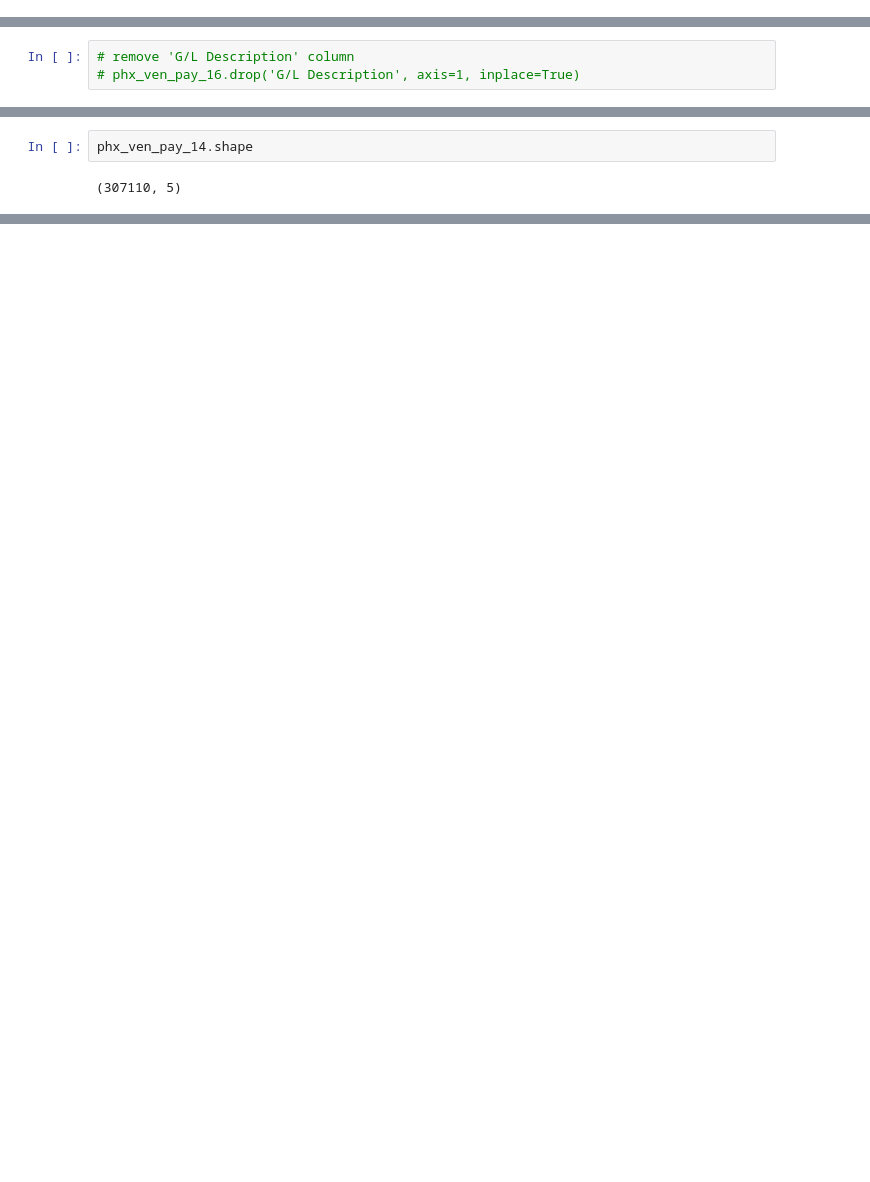
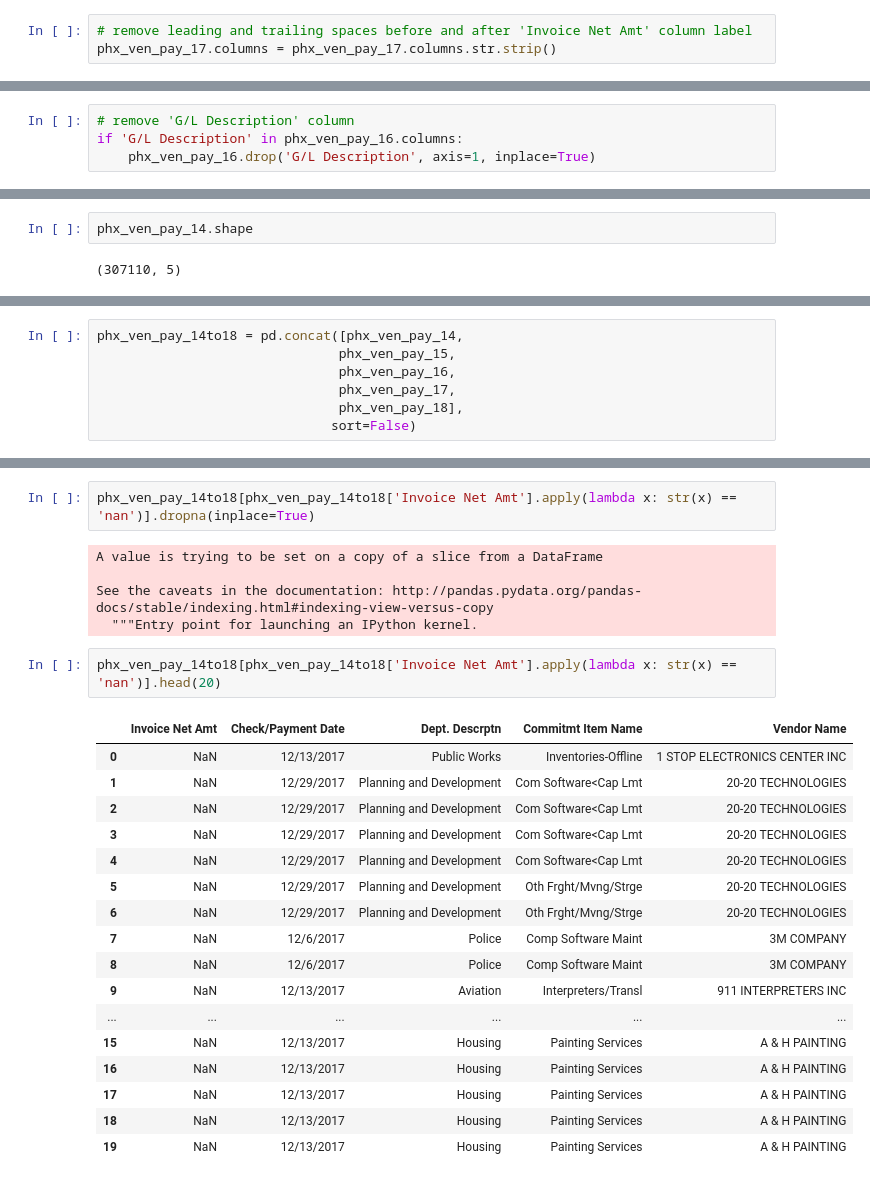
Before and after one commit to mrkjhsn/City-of-Phoenix-Vendor-Payments, a Jupyter notebook: year_over_year_analysis.ipynb, the cells around one changed output, grey strips where cells are left out. Cells and saved outputs as stored; diff of their text form; blank space fills up the shorter version.

```diff
--- a/year_over_year_analysis.ipynb
+++ b/year_over_year_analysis.ipynb
@@ -95,3 +123,6 @@ if set(excess_columns).issubset(phx_ven_pay_17.columns):
+# %%
+# remove leading and trailing spaces before and after 'Invoice Net Amt' column label
+phx_ven_pay_17.columns = phx_ven_pay_17.columns.str.strip()
 # %%
 phx_ven_pay_17.shape
 # %% [output]
@@ -137,6 +173,7 @@ dtype: object
 # %%
 # remove 'G/L Description' column
-# phx_ven_pay_16.drop('G/L Description', axis=1, inplace=True)
+if 'G/L Description' in phx_ven_pay_16.columns:
+    phx_ven_pay_16.drop('G/L Description', axis=1, inplace=True)
 # %%
 phx_ven_pay_16.shape
 # %% [output]
@@ -223,0 +292,7 @@ phx_ven_pay_14.shape
+# %%
+phx_ven_pay_14to18 = pd.concat([phx_ven_pay_14,
+                               phx_ven_pay_15,
+                               phx_ven_pay_16,
+                               phx_ven_pay_17,
+                               phx_ven_pay_18],
+                              sort=False)
@@ -223,0 +314,27 @@ phx_ven_pay_14.shape
+# %%
+phx_ven_pay_14to18[phx_ven_pay_14to18['Invoice Net Amt'].apply(lambda x: str(x) == 'nan')].dropna(inplace=True)
+# %% [output]
+A value is trying to be set on a copy of a slice from a DataFrame
+
+See the caveats in the documentation: http://pandas.pydata.org/pandas-docs/stable/indexing.html#indexing-view-versus-copy
+  """Entry point for launching an IPython kernel.
+# %%
+phx_ven_pay_14to18[phx_ven_pay_14to18['Invoice Net Amt'].apply(lambda x: str(x) == 'nan')].head(20)
+# %% [output]
+|  | Invoice Net Amt | Check/Payment Date | Dept. Descrptn | Commitmt Item Name | Vendor Name |
+| 0 | NaN | 12/13/2017 | Public Works | Inventories-Offline | 1 STOP ELECTRONICS CENTER INC |
+| 1 | NaN | 12/29/2017 | Planning and Development | Com Software<Cap Lmt | 20-20 TECHNOLOGIES |
+| 2 | NaN | 12/29/2017 | Planning and Development | Com Software<Cap Lmt | 20-20 TECHNOLOGIES |
+| 3 | NaN | 12/29/2017 | Planning and Development | Com Software<Cap Lmt | 20-20 TECHNOLOGIES |
+| 4 | NaN | 12/29/2017 | Planning and Development | Com Software<Cap Lmt | 20-20 TECHNOLOGIES |
+| 5 | NaN | 12/29/2017 | Planning and Development | Oth Frght/Mvng/Strge | 20-20 TECHNOLOGIES |
+| 6 | NaN | 12/29/2017 | Planning and Development | Oth Frght/Mvng/Strge | 20-20 TECHNOLOGIES |
+| 7 | NaN | 12/6/2017 | Police | Comp Software Maint | 3M COMPANY |
+| 8 | NaN | 12/6/2017 | Police | Comp Software Maint | 3M COMPANY |
+| 9 | NaN | 12/13/2017 | Aviation | Interpreters/Transl | 911 INTERPRETERS INC |
+| ... | ... | ... | ... | ... | ... |
+| 15 | NaN | 12/13/2017 | Housing | Painting Services | A & H PAINTING |
+| 16 | NaN | 12/13/2017 | Housing | Painting Services | A & H PAINTING |
+| 17 | NaN | 12/13/2017 | Housing | Painting Services | A & H PAINTING |
+| 18 | NaN | 12/13/2017 | Housing | Painting Services | A & H PAINTING |
+| 19 | NaN | 12/13/2017 | Housing | Painting Services | A & H PAINTING |
```
Also changed, not shown: parts of 38 cells of this notebook.
